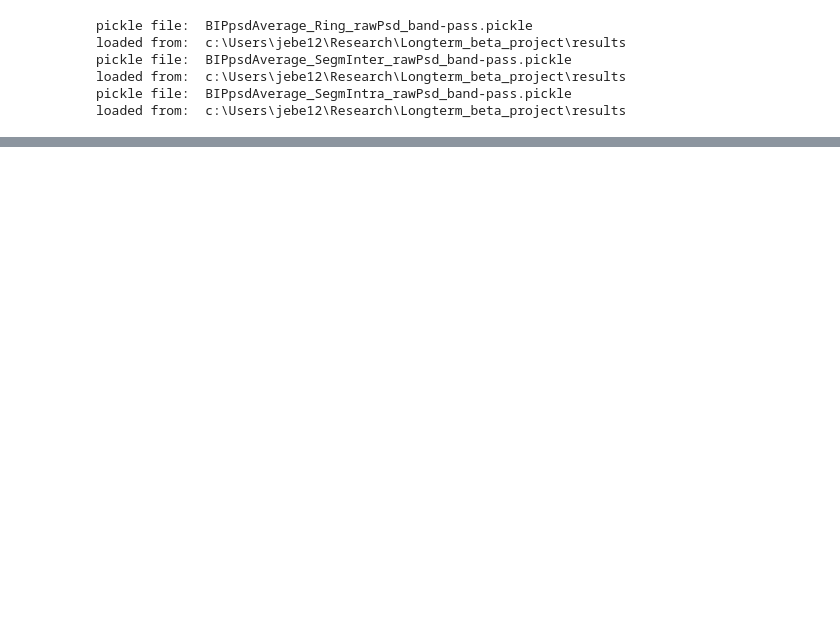
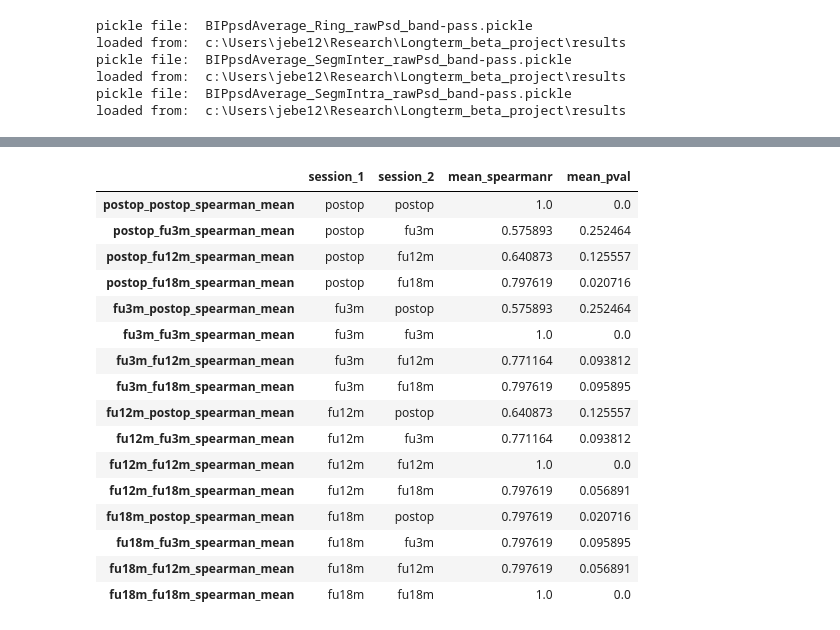
Before and after one commit to JKBehnke/BetaSenSightLongterm, a Jupyter notebook: notebooks/bssu_spatial_distribution.ipynb, the cells around one changed output, grey strips where cells are left out. Cells and saved outputs as stored; diff of their text form; code cells hidden in the pictures; blank space fills up the shorter version.

```diff
--- a/notebooks/bssu_spatial_distribution.ipynb
+++ b/notebooks/bssu_spatial_distribution.ipynb
@@ -374,0 +665,20 @@ monopol_spearman_correl = groupMonopol.monopol_psd_correlations_sessions(
+# %%
+spearman_df
+# %% [output]
+|  | session_1 | session_2 | mean_spearmanr | mean_pval |
+| postop_postop_spearman_mean | postop | postop | 1.0 | 0.0 |
+| postop_fu3m_spearman_mean | postop | fu3m | 0.575893 | 0.252464 |
+| postop_fu12m_spearman_mean | postop | fu12m | 0.640873 | 0.125557 |
+| postop_fu18m_spearman_mean | postop | fu18m | 0.797619 | 0.020716 |
+| fu3m_postop_spearman_mean | fu3m | postop | 0.575893 | 0.252464 |
+| fu3m_fu3m_spearman_mean | fu3m | fu3m | 1.0 | 0.0 |
+| fu3m_fu12m_spearman_mean | fu3m | fu12m | 0.771164 | 0.093812 |
+| fu3m_fu18m_spearman_mean | fu3m | fu18m | 0.797619 | 0.095895 |
+| fu12m_postop_spearman_mean | fu12m | postop | 0.640873 | 0.125557 |
+| fu12m_fu3m_spearman_mean | fu12m | fu3m | 0.771164 | 0.093812 |
+| fu12m_fu12m_spearman_mean | fu12m | fu12m | 1.0 | 0.0 |
+| fu12m_fu18m_spearman_mean | fu12m | fu18m | 0.797619 | 0.056891 |
+| fu18m_postop_spearman_mean | fu18m | postop | 0.797619 | 0.020716 |
+| fu18m_fu3m_spearman_mean | fu18m | fu3m | 0.797619 | 0.095895 |
+| fu18m_fu12m_spearman_mean | fu18m | fu12m | 0.797619 | 0.056891 |
+| fu18m_fu18m_spearman_mean | fu18m | fu18m | 1.0 | 0.0 |
```
Also changed, not shown: parts of 30 cells of this notebook, 3 other files.
